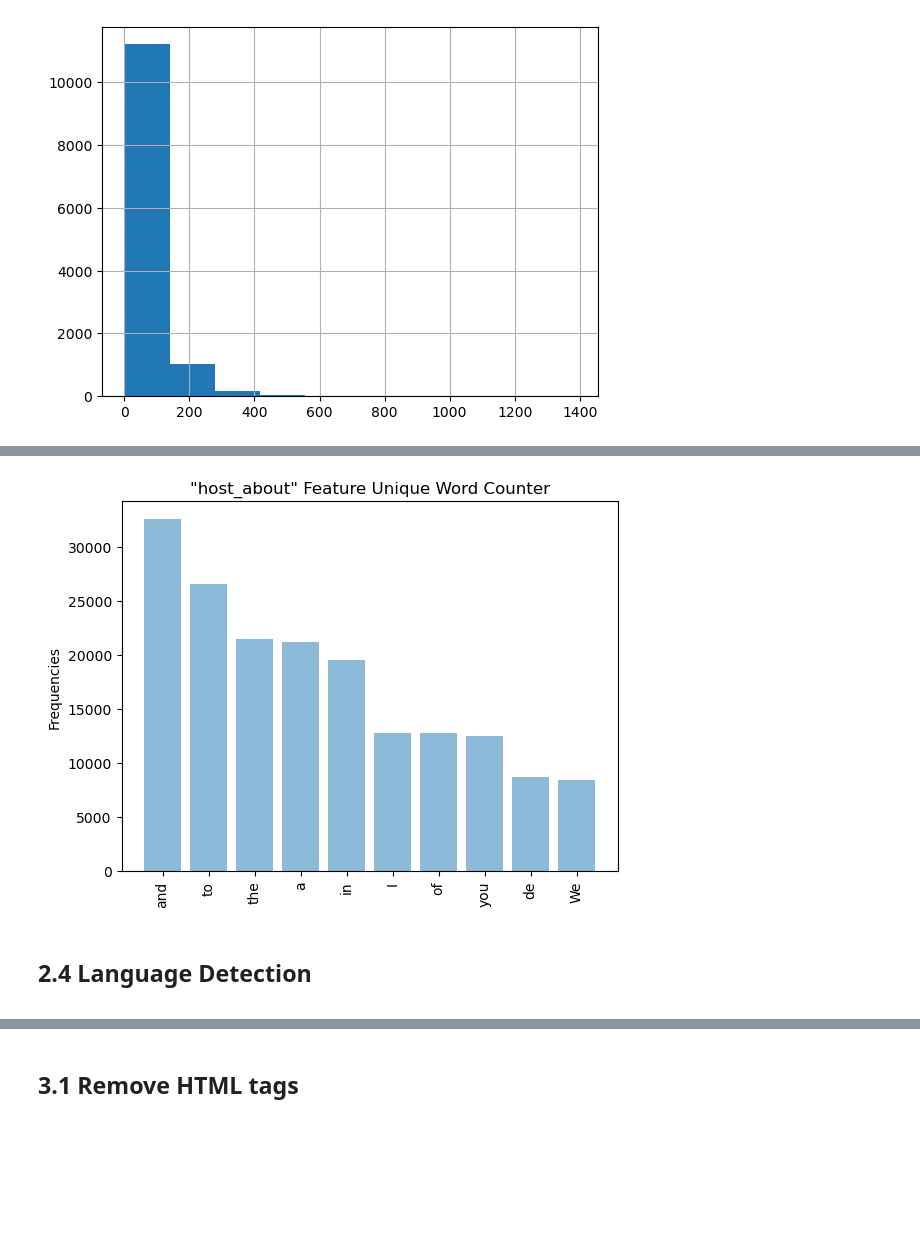
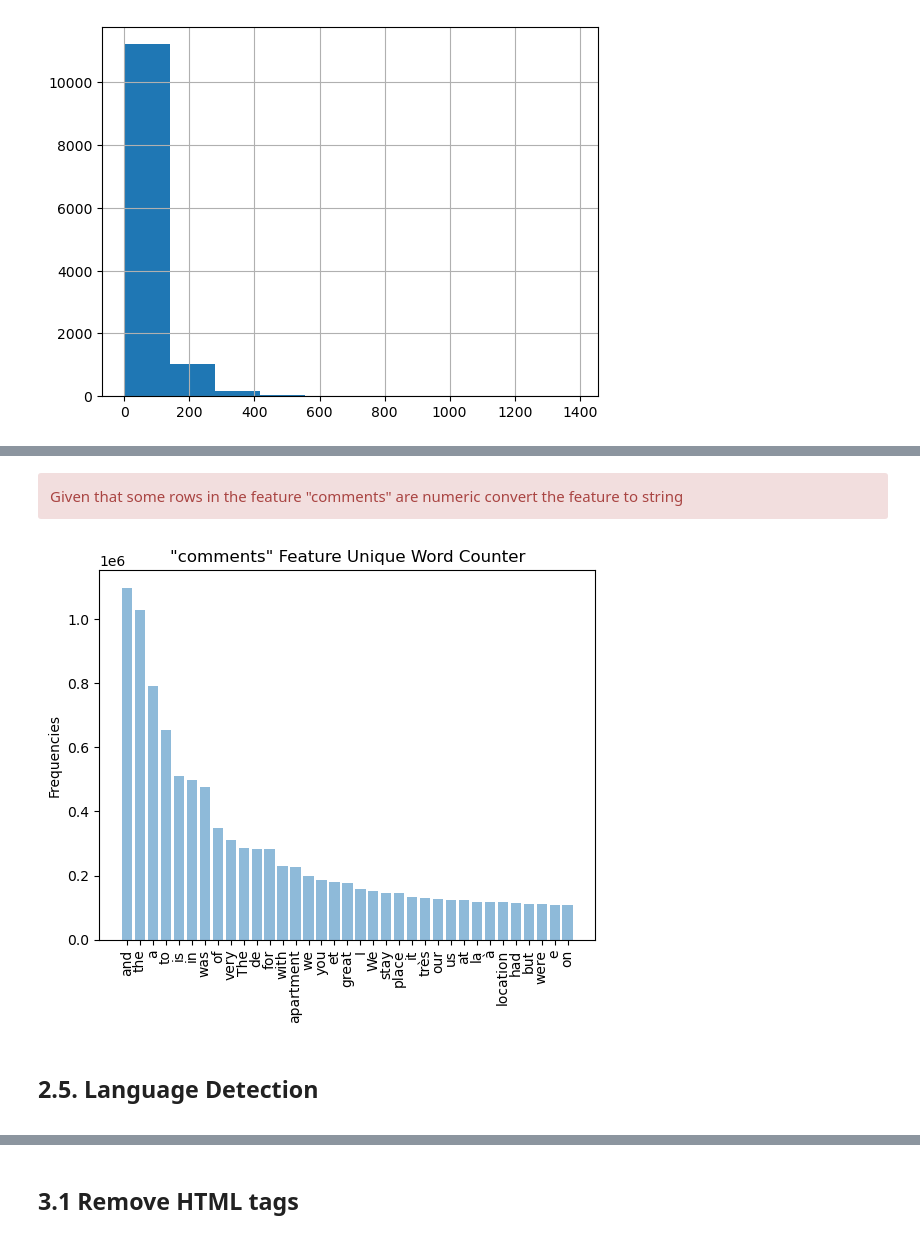
Before and after one commit to iryna-savchuk/TM_project, a Jupyter notebook: EDA.ipynb, the cells around one changed output, grey strips where cells are left out. Drawn from its saved outputs; the diff is of its cells as text; code cells hidden in the pictures; blank space fills up the shorter version.

```diff
--- a/EDA.ipynb
+++ b/EDA.ipynb
@@ -268,9 +333,10 @@ plt.show()
 
 </a>
 # %%
-# Fetch wordcount for each abstract
+# Wordcount of each row
 df_train["description_count"]  = df_train["description"].apply(lambda x: len(str(x).split(" ")))
 df_train["host_count"]  = df_train["host_about"].apply(lambda x: len(str(x).split(" ")))
+df_reviews_train["comments_count"]  = df_reviews_train["comments"].apply(lambda x: len(str(x).split(" ")))
 df_train.head()
 # %% [output]
 |  | description | host_about | unlisted | description_count | host_count |
@@ -363,17 +544,33 @@ plt.show()
+# %% [markdown]
+<div class="alert alert-block alert-danger">
+Given that some rows in the feature "comments" are numeric convert the feature to string
+</div>
+# %%
+# Change the type of the column "comments" to string
+df_reviews_train['comments'] = df_reviews_train['comments'].astype('string')
+# %%
+# Frequency of individual words for "comments"
+allCommentsW = ' '.join(df_reviews_train["comments"]).split()
+freqCommentsW = pd.Series(allCommentsW).value_counts()
 # %%
-x_labels = freqHostW.index[0:10]
-values = freqHostW[:10]
+# Select the top 35 word frequencies and their corresponding labels
+x_labels = freqCommentsW.index[0:35]
+values = freqCommentsW[:35]
+
+# Create a bar chart
 plt.bar(x_labels, values, align='center', alpha=0.5)
-plt.xticks(x_labels)
+
+# Set the x-axis labels and rotate them for better readability
+plt.xticks(x_labels, rotation=90)
 plt.ylabel('Frequencies')
-plt.title('"host_about" Feature Unique Word Counter')
-plt.xticks(rotation=90)
+plt.title('"comments" Feature Unique Word Counter')
+
 plt.show()
 # %% [output]
-[figure, old version]
+[figure, new version]
 # %% [markdown]
 <a class="anchor" id="DETECTION">
 
-## 2.4 Language Detection
+## 2.5. Language Detection
 
 </a>
```
Also changed, not shown: parts of 65 cells of this notebook.
